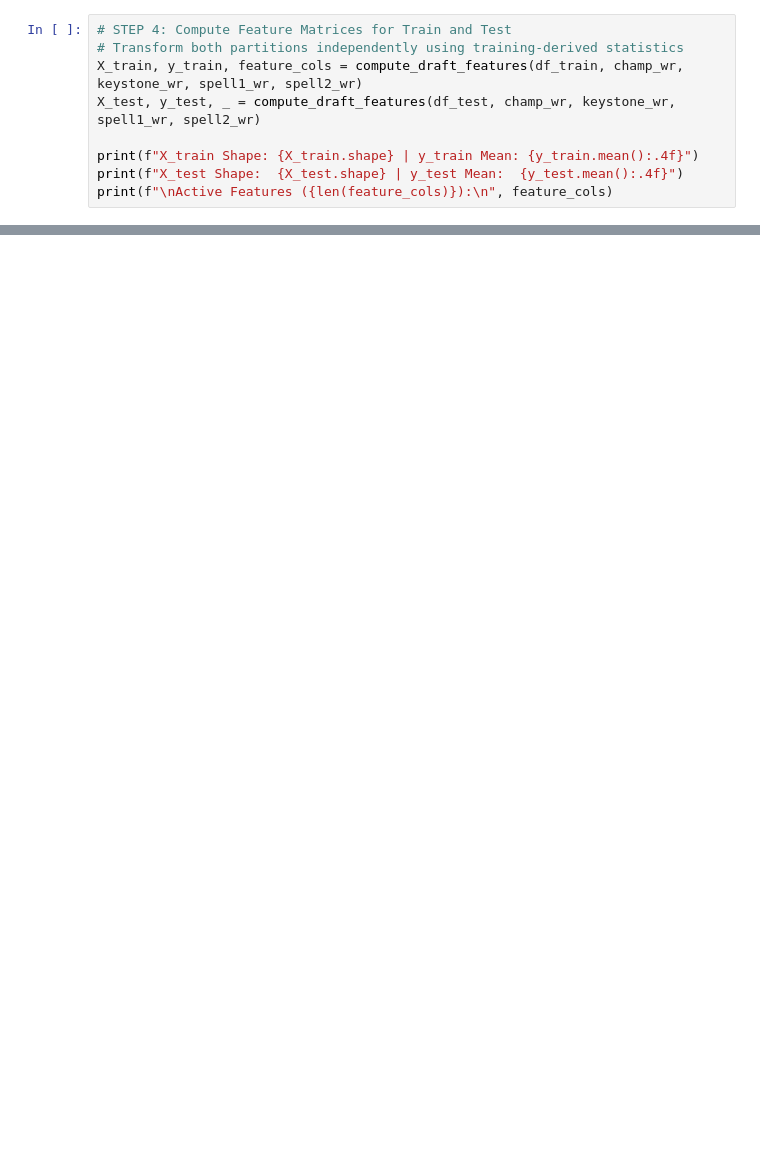
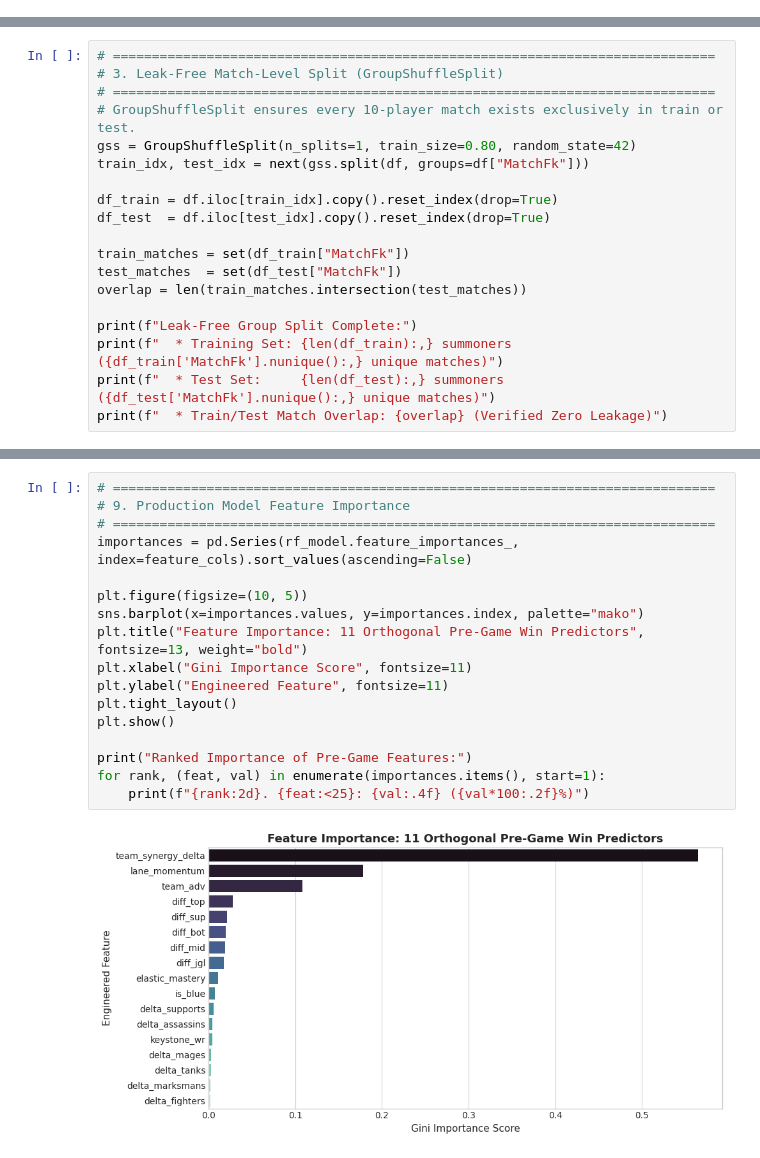
Before and after one commit to Enzozozozo/league-draft-predictor, a Jupyter notebook: notebooks/01_model_training_and_calibration.ipynb, the cells around one changed output, grey strips where cells are left out. Drawn from its saved outputs; the diff is of its cells as text; blank space fills up the shorter version.

```diff
--- a/notebooks/01_model_training_and_calibration.ipynb
+++ b/notebooks/01_model_training_and_calibration.ipynb
@@ -318,9 +0,0 @@ def compute_draft_features(data, champ_wr, keystone_wr, spell1_wr, spell2_wr):
-# %%
-# STEP 4: Compute Feature Matrices for Train and Test
-# Transform both partitions independently using training-derived statistics
-X_train, y_train, feature_cols = compute_draft_features(df_train, champ_wr, keystone_wr, spell1_wr, spell2_wr)
-X_test, y_test, _ = compute_draft_features(df_test, champ_wr, keystone_wr, spell1_wr, spell2_wr)
-
-print(f"X_train Shape: {X_train.shape} | y_train Mean: {y_train.mean():.4f}")
-print(f"X_test Shape:  {X_test.shape} | y_test Mean:  {y_test.mean():.4f}")
-print(f"\nActive Features ({len(feature_cols)}):\n", feature_cols)
@@ -807,0 +81,19 @@ Match 4    |  49.77%   |  -0.2%         | [Even / Skill Match]    | LOSS (0)
+# %%
+# =============================================================================
+# 3. Leak-Free Match-Level Split (GroupShuffleSplit)
+# =============================================================================
+# GroupShuffleSplit ensures every 10-player match exists exclusively in train or test.
+gss = GroupShuffleSplit(n_splits=1, train_size=0.80, random_state=42)
+train_idx, test_idx = next(gss.split(df, groups=df["MatchFk"]))
+
+df_train = df.iloc[train_idx].copy().reset_index(drop=True)
+df_test  = df.iloc[test_idx].copy().reset_index(drop=True)
+
+train_matches = set(df_train["MatchFk"])
+test_matches  = set(df_test["MatchFk"])
+overlap = len(train_matches.intersection(test_matches))
+
+print(f"Leak-Free Group Split Complete:")
+print(f"  * Training Set: {len(df_train):,} summoners ({df_train['MatchFk'].nunique():,} unique matches)")
+print(f"  * Test Set:     {len(df_test):,} summoners ({df_test['MatchFk'].nunique():,} unique matches)")
+print(f"  * Train/Test Match Overlap: {overlap} (Verified Zero Leakage)")
@@ -807,0 +675,19 @@ Match 4    |  49.77%   |  -0.2%         | [Even / Skill Match]    | LOSS (0)
+# %%
+# =============================================================================
+# 9. Production Model Feature Importance
+# =============================================================================
+importances = pd.Series(rf_model.feature_importances_, index=feature_cols).sort_values(ascending=False)
+
+plt.figure(figsize=(10, 5))
+sns.barplot(x=importances.values, y=importances.index, palette="mako")
+plt.title("Feature Importance: 11 Orthogonal Pre-Game Win Predictors", fontsize=13, weight="bold")
+plt.xlabel("Gini Importance Score", fontsize=11)
+plt.ylabel("Engineered Feature", fontsize=11)
+plt.tight_layout()
+plt.show()
+
+print("Ranked Importance of Pre-Game Features:")
+for rank, (feat, val) in enumerate(importances.items(), start=1):
+    print(f"{rank:2d}. {feat:<25}: {val:.4f} ({val*100:.2f}%)")
+# %% [output]
+[figure, added]
```
Also changed, not shown: parts of 44 cells of this notebook, 11 other files.
